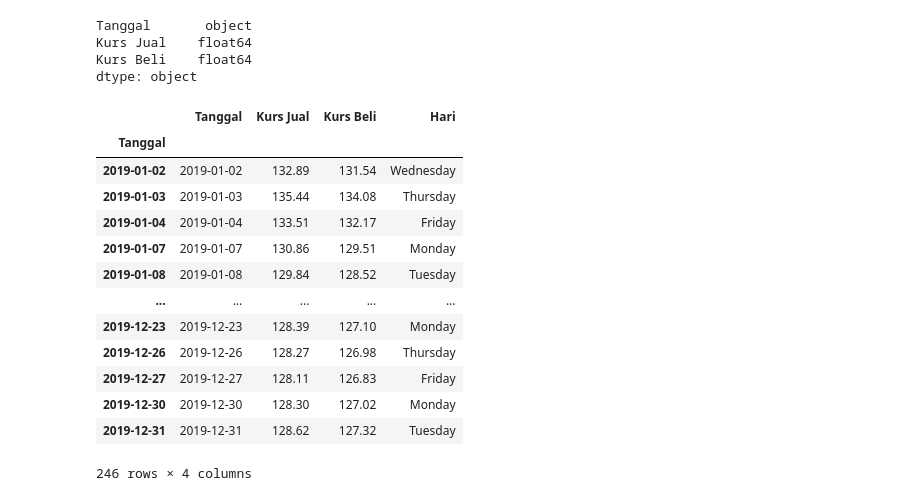
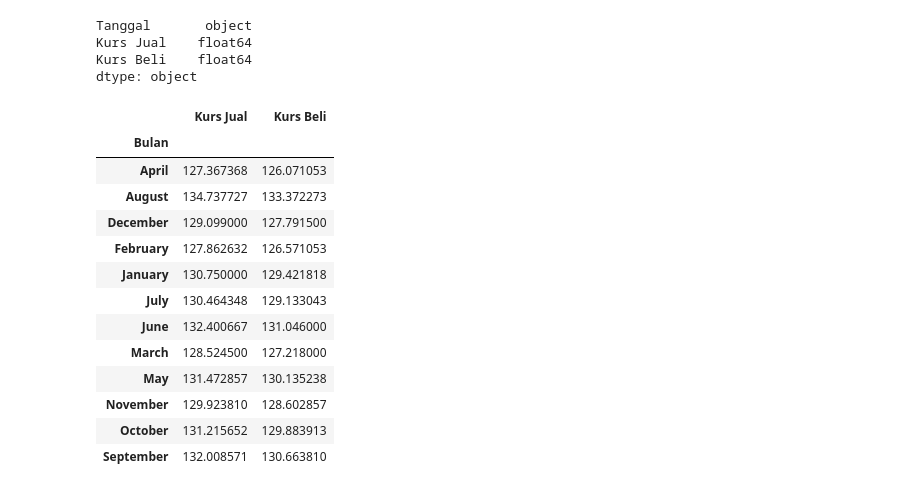
Before and after one commit to farishisyam/Algo-Caps-YenWebScrap, a Jupyter notebook: Yen Web Scrapping.ipynb, the cells around one changed output. Drawn from its saved outputs; the diff is of its cells as text; code cells hidden in the pictures.

```diff
--- a/Yen Web Scrapping.ipynb
+++ b/Yen Web Scrapping.ipynb
@@ -146,18 +146,18 @@ df.set_index(df['Tanggal'], inplace=True)
-# %%
-df['Hari'] = df['Tanggal'].dt.day_name()
-tanggal2019 =
-# %% [output]
-|  | Tanggal | Kurs Jual | Kurs Beli | Hari |
-| Tanggal |  |  |  |  |
-| 2019-01-02 | 2019-01-02 | 132.89 | 131.54 | Wednesday |
-| 2019-01-03 | 2019-01-03 | 135.44 | 134.08 | Thursday |
-| 2019-01-04 | 2019-01-04 | 133.51 | 132.17 | Friday |
-| 2019-01-07 | 2019-01-07 | 130.86 | 129.51 | Monday |
-| 2019-01-08 | 2019-01-08 | 129.84 | 128.52 | Tuesday |
-| ... | ... | ... | ... | ... |
-| 2019-12-23 | 2019-12-23 | 128.39 | 127.10 | Monday |
-| 2019-12-26 | 2019-12-26 | 128.27 | 126.98 | Thursday |
-| 2019-12-27 | 2019-12-27 | 128.11 | 126.83 | Friday |
-| 2019-12-30 | 2019-12-30 | 128.30 | 127.02 | Monday |
-| 2019-12-31 | 2019-12-31 | 128.62 | 127.32 | Tuesday |
-246 rows × 4 columns
+# %%
+Monthly = df.groupby('Bulan').agg({'Kurs Jual' : 'mean', 'Kurs Beli' : 'mean'})
+Monthly
+# %% [output]
+|  | Kurs Jual | Kurs Beli |
+| Bulan |  |  |
+| April | 127.367368 | 126.071053 |
+| August | 134.737727 | 133.372273 |
+| December | 129.099000 | 127.791500 |
+| February | 127.862632 | 126.571053 |
+| January | 130.750000 | 129.421818 |
+| July | 130.464348 | 129.133043 |
+| June | 132.400667 | 131.046000 |
+| March | 128.524500 | 127.218000 |
+| May | 131.472857 | 130.135238 |
+| November | 129.923810 | 128.602857 |
+| October | 131.215652 | 129.883913 |
+| September | 132.008571 | 130.663810 |
```
Also changed, not shown: parts of 5 cells of this notebook.
